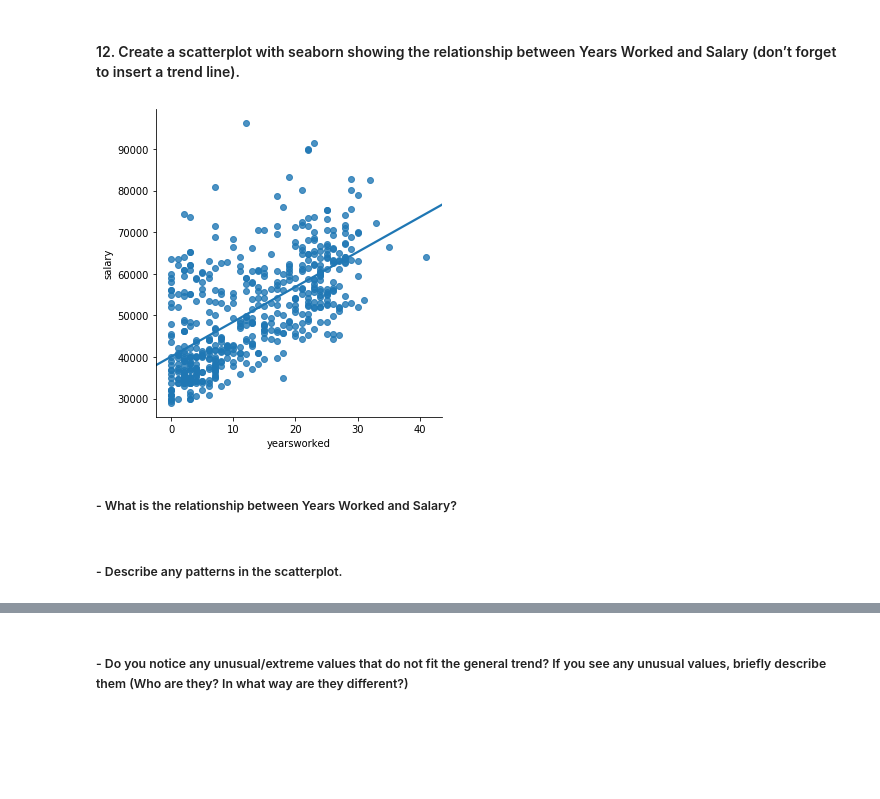
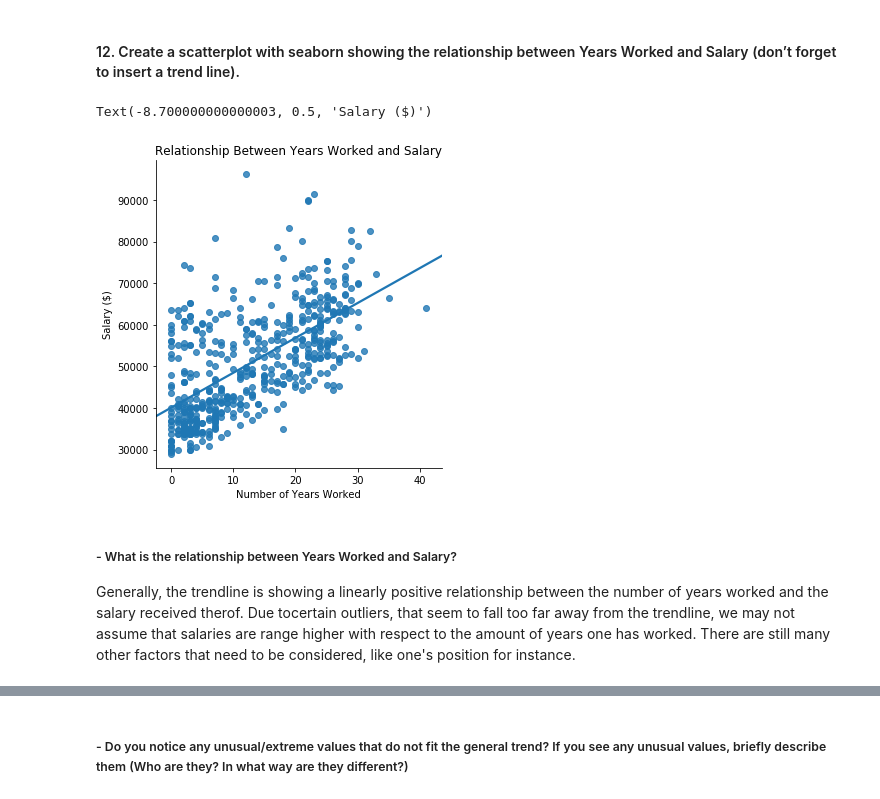
Before and after one commit to PhathuAuti/statistical-thinking, a Jupyter notebook: Statistical Thinking - Salaries.ipynb, the cells around one changed output, grey strips where cells are left out. Drawn from its saved outputs; the diff is of its cells as text; code cells hidden in the pictures; blank space fills up the shorter version.

```diff
--- a/Statistical Thinking - Salaries.ipynb
+++ b/Statistical Thinking - Salaries.ipynb
@@ -10,8 +10,8 @@ import statsmodels as sm
 import seaborn as sns
 # %%
 # Reading in the data
-salaries = pd.read_csv("salary.csv")
-salaries.head()
+salar = pd.read_csv("salary.csv")
+salar.head()
 # %% [output]
 |  | salary | exprior | yearsworked | yearsrank | market | degree | otherqual | position | male | Field | ... |
 | 0 | 53000.0 | 0 | 0 | 0 | 1.17 | 1 | 0 | 1 | 1 | 3 | ... |
@@ -45,3 +60,5 @@ memory usage: 44.3 KB
+# %%
+salaries = salar.dropna(axis = 0, how ='any')
 # %%
 salaries.isnull().sum()
 # %% [output]
@@ -174,10 +206,14 @@ plt.legend(title = 'Gender:', labels = ['Male', 'Female'])
 # %% [markdown]
 #### 12. Create a scatterplot with seaborn showing the relationship between Years Worked and Salary (don’t forget to insert a trend line).
 # %%
-sns.lmplot(x="yearsworked", y="salary", data = salaries, ci = None);
+sns.lmplot(x = "yearsworked", y = "salary", data = salaries, ci = None)
+plt.title("Relationship Between Years Worked and Salary")
+plt.xlabel("Number of Years Worked")
+plt.ylabel("Salary ($)")
 # %% [output]
+Text(-8.700000000000003, 0.5, 'Salary ($)')
-[figure, old version]
+[figure, new version]
-# %% [markdown]
-##### - What is the relationship between Years Worked and Salary?
-# %% [markdown]
-##### - Describe any patterns in the scatterplot.
+# %% [markdown]
+##### - What is the relationship between Years Worked and Salary?
+Generally, the trendline is showing a linearly positive relationship between the number of years worked and the salary received therof.
+Due tocertain outliers, that seem to fall too far away from the trendline, we may not assume that salaries are range higher with respect to the amount of years one has worked. There are still many other factors that need to be considered, like one's position for instance.
```
Also changed, not shown: parts of 14 cells of this notebook.
